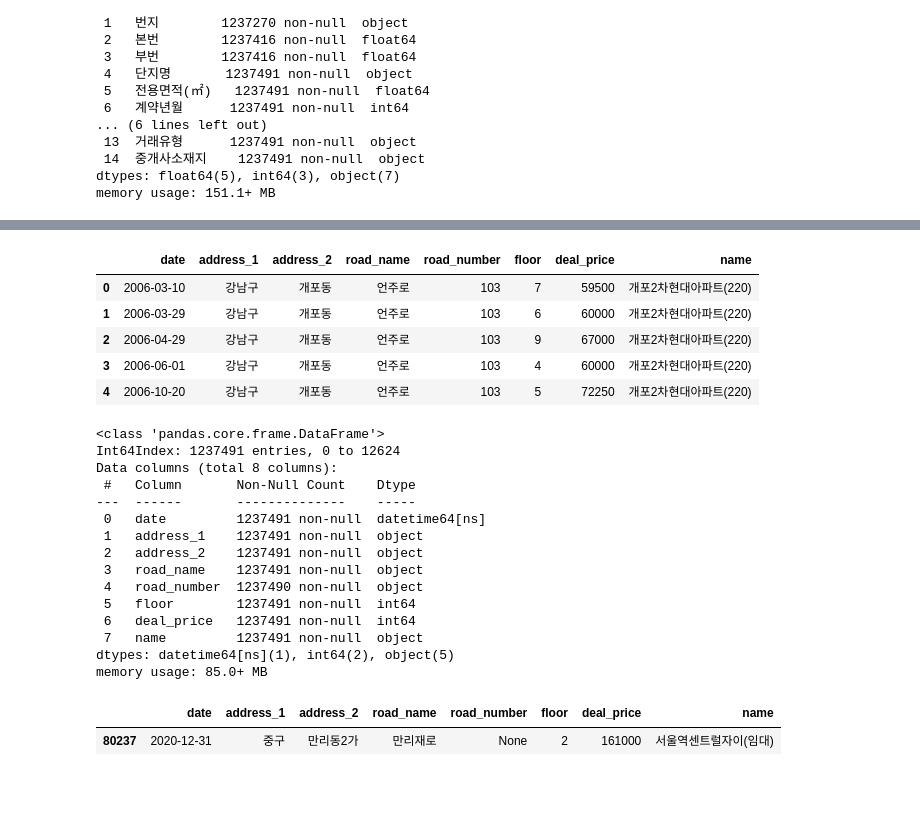
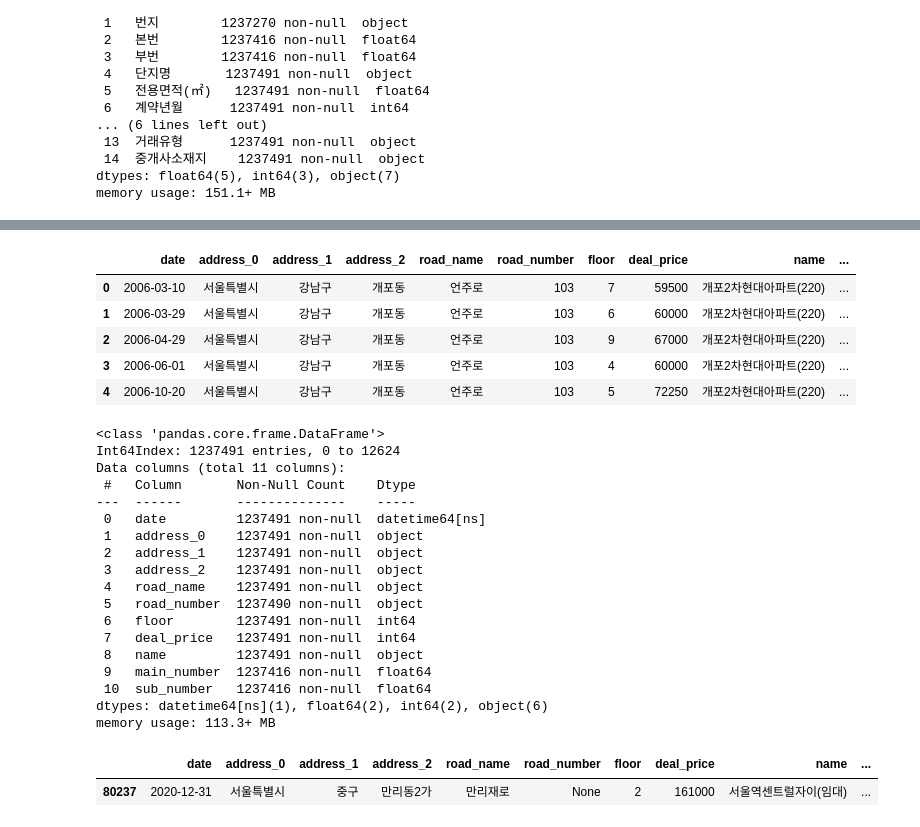
Before and after one commit to Ryong1998/house_price, a Jupyter notebook: apartment_deal.ipynb, the cells around one changed output, grey strips where cells are left out. Cells and saved outputs as stored; diff of their text form; code cells hidden in the pictures; blank space fills up the shorter version.

```diff
--- a/apartment_deal.ipynb
+++ b/apartment_deal.ipynb
@@ -67,7 +67,7 @@ df_default.head() # 기본 정보 파악
 # %%
-# 사용할 컬럼들만 거르고 컬럼명 영어로 치환
+# 사용할 컬럼들만 거르고 컬럼명 영어로 치환 - null 값이 없는 컬럼들만 선택
 # 번지, 본번, 부번은 null 값들이 있으므로 도로명을 가져옴
-df_default = df_default[['시군구','도로명','단지명','계약년월','계약일','거래금액(만원)','층']]
-df_default.columns = ['address','road','name','year_month','day','deal_price','floor']
-df_default.head()
+df_default = df_default[['시군구','본번','부번','도로명','단지명','계약년월','계약일','거래금액(만원)','층']]
+df_default.columns = ['address','main_number','sub_number','road','name','year_month','day','deal_price','floor']
+df_default.head() # 잘 걸러졌는지 확인
 # %% [output]
@@ -124,43 +153,45 @@ df.head()
 # %%
 # 주소 및 도로명들 분리
 df["address_0"] = df["address"].str.split(' ',expand=True)[0] # '시' 만 추출해야 하나, 서울만 함으로 일단은 실행 X
 df["address_1"] = df["address"].str.split(' ',expand=True)[1] # '구' 만 추출
 df["address_2"] = df["address"].str.split(' ',expand=True)[2] # '동' 만 추출
 df["road_name"] = df["road"].str.split(' ',expand=True)[0] # '도로명' 만 추출
 df["road_number"] = df["road"].str.split(' ',expand=True)[1] # '도로숫자' 만 추출
-df= df[['date','address_1','address_2','road_name','road_number','floor','deal_price','name']] # 사용할 컬럼만 선택
+df= df[['date','address_0','address_1','address_2','road_name','road_number','floor','deal_price','name','main_number','sub_number']] # 사용할 컬럼만 선택
 df.head()
 # %% [output]
-|  | date | address_1 | address_2 | road_name | road_number | floor | deal_price | name |
-| 0 | 2006-03-10 | 강남구 | 개포동 | 언주로 | 103 | 7 | 59500 | 개포2차현대아파트(220) |
-| 1 | 2006-03-29 | 강남구 | 개포동 | 언주로 | 103 | 6 | 60000 | 개포2차현대아파트(220) |
-| 2 | 2006-04-29 | 강남구 | 개포동 | 언주로 | 103 | 9 | 67000 | 개포2차현대아파트(220) |
-| 3 | 2006-06-01 | 강남구 | 개포동 | 언주로 | 103 | 4 | 60000 | 개포2차현대아파트(220) |
-| 4 | 2006-10-20 | 강남구 | 개포동 | 언주로 | 103 | 5 | 72250 | 개포2차현대아파트(220) |
+|  | date | address_0 | address_1 | address_2 | road_name | road_number | floor | deal_price | name | ... |
+| 0 | 2006-03-10 | 서울특별시 | 강남구 | 개포동 | 언주로 | 103 | 7 | 59500 | 개포2차현대아파트(220) | ... |
+| 1 | 2006-03-29 | 서울특별시 | 강남구 | 개포동 | 언주로 | 103 | 6 | 60000 | 개포2차현대아파트(220) | ... |
+| 2 | 2006-04-29 | 서울특별시 | 강남구 | 개포동 | 언주로 | 103 | 9 | 67000 | 개포2차현대아파트(220) | ... |
+| 3 | 2006-06-01 | 서울특별시 | 강남구 | 개포동 | 언주로 | 103 | 4 | 60000 | 개포2차현대아파트(220) | ... |
+| 4 | 2006-10-20 | 서울특별시 | 강남구 | 개포동 | 언주로 | 103 | 5 | 72250 | 개포2차현대아파트(220) | ... |
 # %%
-df.info() # road_number에 null 값이 있음을 확인
+df.info() # road_number에 null 값이 생김을 확인
 # %% [output]
 <class 'pandas.core.frame.DataFrame'>
 Int64Index: 1237491 entries, 0 to 12624
-Data columns (total 8 columns):
+Data columns (total 11 columns):
  #   Column       Non-Null Count    Dtype
 ---  ------       --------------    -----
  0   date         1237491 non-null  datetime64[ns]
- 1   address_1    1237491 non-null  object
- 2   address_2    1237491 non-null  object
- 3   road_name    1237491 non-null  object
- 4   road_number  1237490 non-null  object
- 5   floor        1237491 non-null  int64
- 6   deal_price   1237491 non-null  int64
- 7   name         1237491 non-null  object
-dtypes: datetime64[ns](1), int64(2), object(5)
-memory usage: 85.0+ MB
+ 1   address_0    1237491 non-null  object
+ 2   address_1    1237491 non-null  object
+ 3   address_2    1237491 non-null  object
+ 4   road_name    1237491 non-null  object
+ 5   road_number  1237490 non-null  object
+ 6   floor        1237491 non-null  int64
+ 7   deal_price   1237491 non-null  int64
+ 8   name         1237491 non-null  object
+ 9   main_number  1237416 non-null  float64
+ 10  sub_number   1237416 non-null  float64
+dtypes: datetime64[ns](1), float64(2), int64(2), object(6)
+memory usage: 113.3+ MB
-# %%
-# road_number가 빈 값인 row 출력 -> '서울역센트럴자이(임대)'가 road_number가 none 이므로'서울역센트럴자이'를 확인
-df.loc[df['road_number'].isnull(),:]
-# %% [output]
-|  | date | address_1 | address_2 | road_name | road_number | floor | deal_price | name |
-| 80237 | 2020-12-31 | 중구 | 만리동2가 | 만리재로 | None | 2 | 161000 | 서울역센트럴자이(임대) |
+# %%
+df[df['road_number'].isnull()] # road_number에 null값이 들어 있는 row를 확인
+# %% [output]
+|  | date | address_0 | address_1 | address_2 | road_name | road_number | floor | deal_price | name | ... |
+| 80237 | 2020-12-31 | 서울특별시 | 중구 | 만리동2가 | 만리재로 | None | 2 | 161000 | 서울역센트럴자이(임대) | ... |
 # %%
 # '서울역센트럴자이'를 확인 -> '' 값이 존재함을 확인..
 df.loc[df['name'] == '서울역센트럴자이',:]
```
Also changed, not shown: parts of 37 cells of this notebook.
